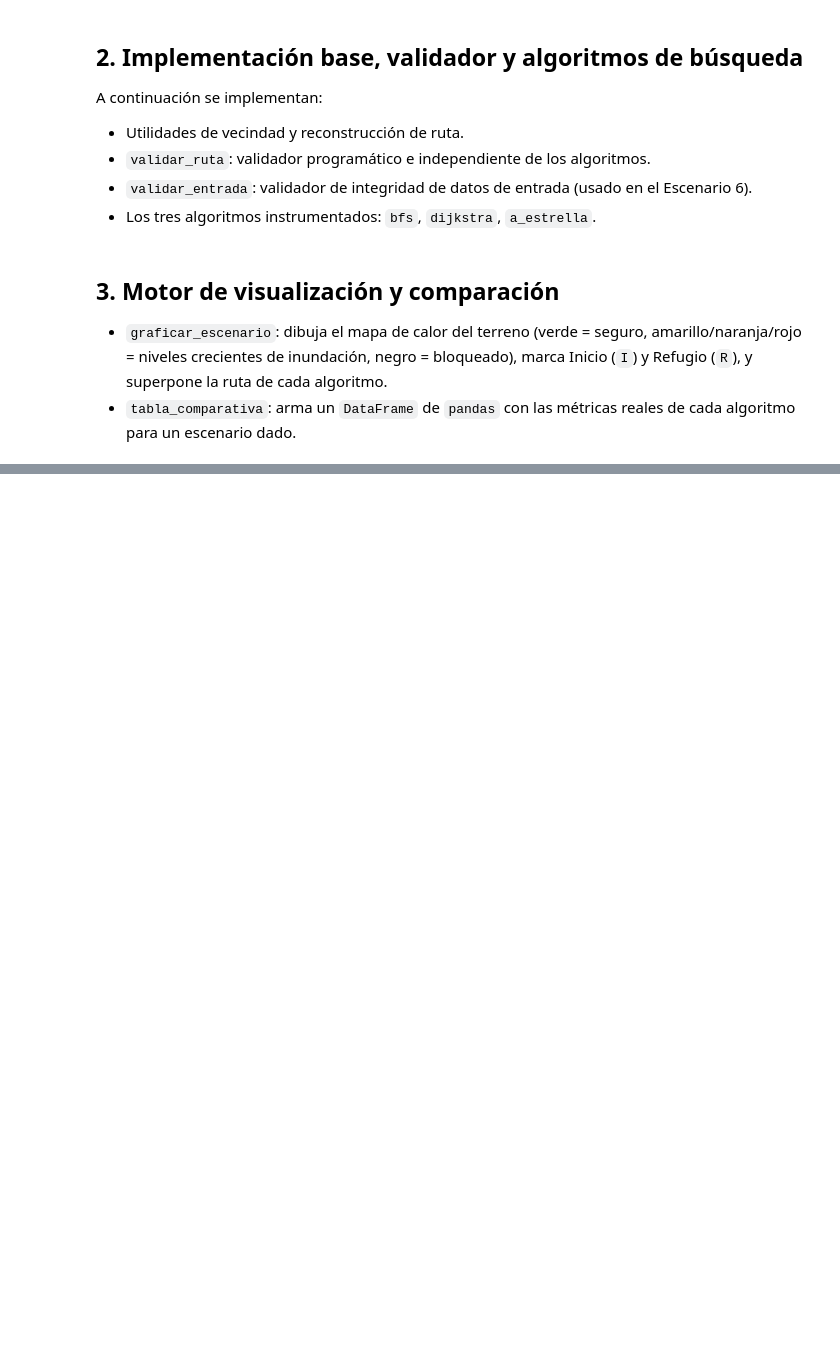
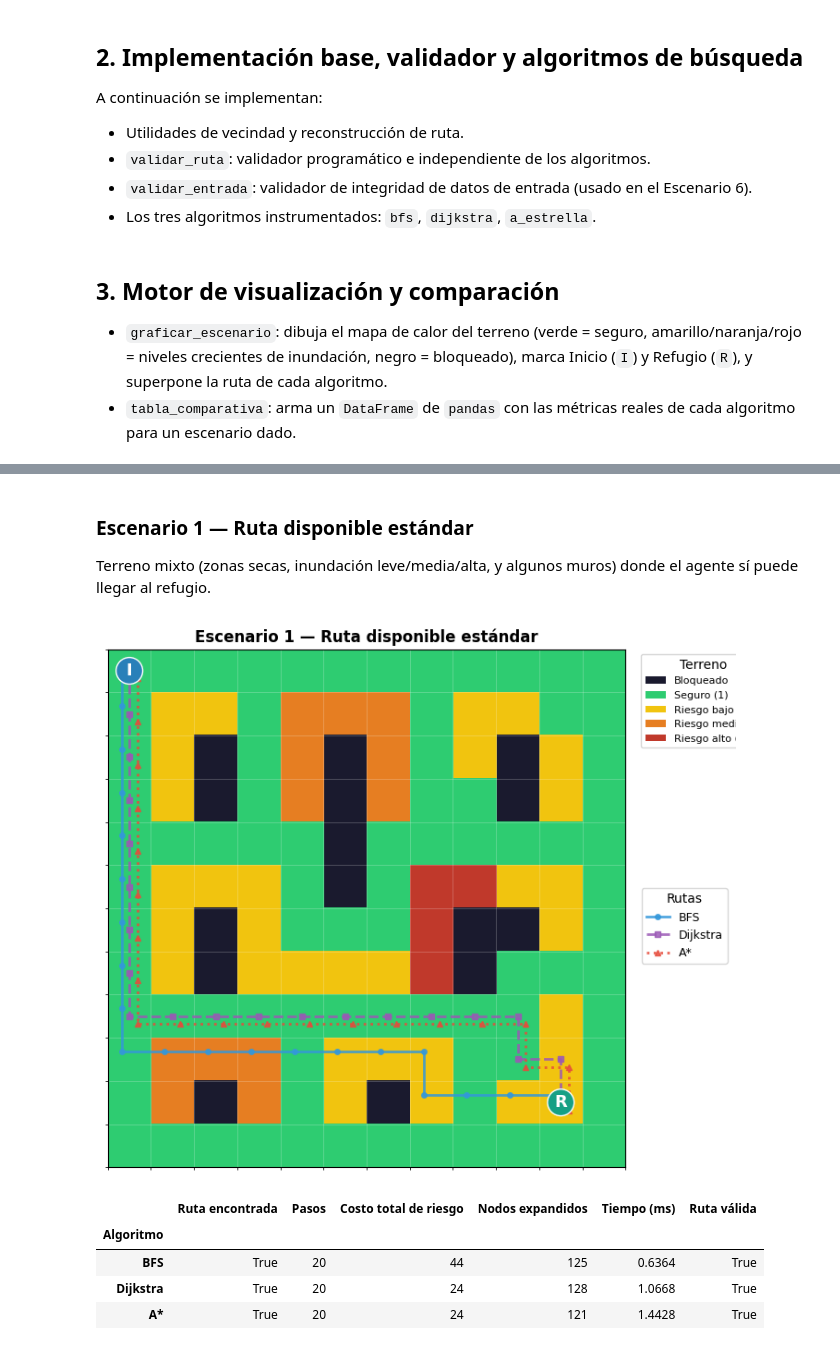
Before and after one commit to Gonzalo-Chable/practica2-FundamentosIA, a Jupyter notebook: Proyecto_evacuacuion.ipynb, the cells around one changed output, grey strips where cells are left out. Saved outputs shown, nothing was run; the diff lists cells and outputs as text; code cells hidden in the pictures; blank space fills up the shorter version.

Commit message:
test: ejecutar 6 escenarios de prueba detectando riesgos invalidos.

```diff
--- a/Proyecto_evacuacuion.ipynb
+++ b/Proyecto_evacuacuion.ipynb
@@ -466,0 +472,34 @@ def ejecutar_y_comparar(mapa, inicio, refugio, titulo=""):
+# %% [markdown]
+### Escenario 1 — Ruta disponible estándar
+
+Terreno mixto (zonas secas, inundación leve/media/alta, y algunos muros) donde el agente
+sí puede llegar al refugio.
+# %%
+mapa_1 = np.array([
+    [1, 1, 1, 1, 1, 1, 1, 1, 1, 1, 1, 1],
+    [1, 3, 3, 1, 5, 5, 5, 1, 3, 3, 1, 1],
+    [1, 3, 0, 1, 5, 0, 5, 1, 3, 0, 3, 1],
+    [1, 3, 0, 1, 5, 0, 5, 1, 1, 0, 3, 1],
+    [1, 1, 1, 1, 1, 0, 1, 1, 1, 1, 1, 1],
+    [1, 3, 3, 3, 1, 0, 1, 10, 10, 3, 3, 1],
+    [1, 3, 0, 3, 1, 1, 1, 10, 0, 0, 3, 1],
+    [1, 3, 0, 3, 3, 3, 3, 10, 0, 1, 1, 1],
+    [1, 1, 1, 1, 1, 1, 1, 1, 1, 1, 3, 1],
+    [1, 5, 5, 5, 1, 3, 3, 3, 1, 1, 3, 1],
+    [1, 5, 0, 5, 1, 3, 0, 3, 1, 3, 3, 1],
+    [1, 1, 1, 1, 1, 1, 1, 1, 1, 1, 1, 1],
+])
+INICIO_1, REFUGIO_1 = (0, 0), (10, 10)
+
+resultados_1, tabla_1 = ejecutar_y_comparar(
+    mapa_1, INICIO_1, REFUGIO_1,
+    titulo="Escenario 1 — Ruta disponible estándar"
+)
+tabla_1
+# %% [output]
+[figure, added]
+|  | Ruta encontrada | Pasos | Costo total de riesgo | Nodos expandidos | Tiempo (ms) | Ruta válida |
+| Algoritmo |  |  |  |  |  |  |
+| BFS | True | 20 | 44 | 125 | 0.6364 | True |
+| Dijkstra | True | 20 | 24 | 128 | 1.0668 | True |
+| A* | True | 20 | 24 | 121 | 1.4428 | True |
```
Also changed, not shown: parts of 22 cells of this notebook.
